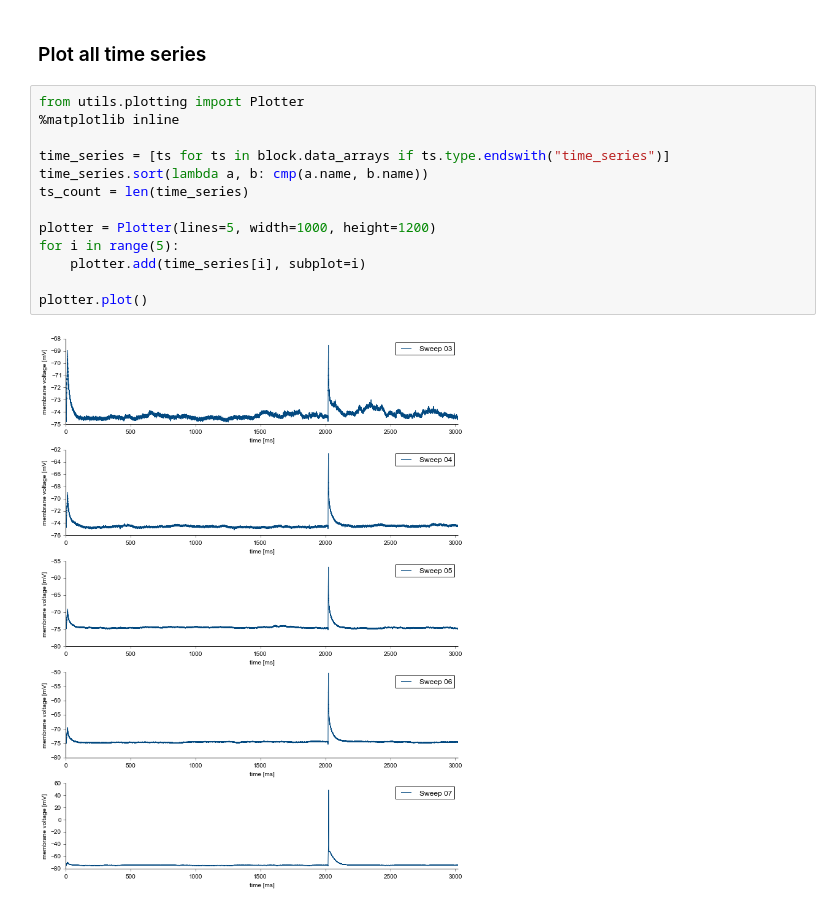
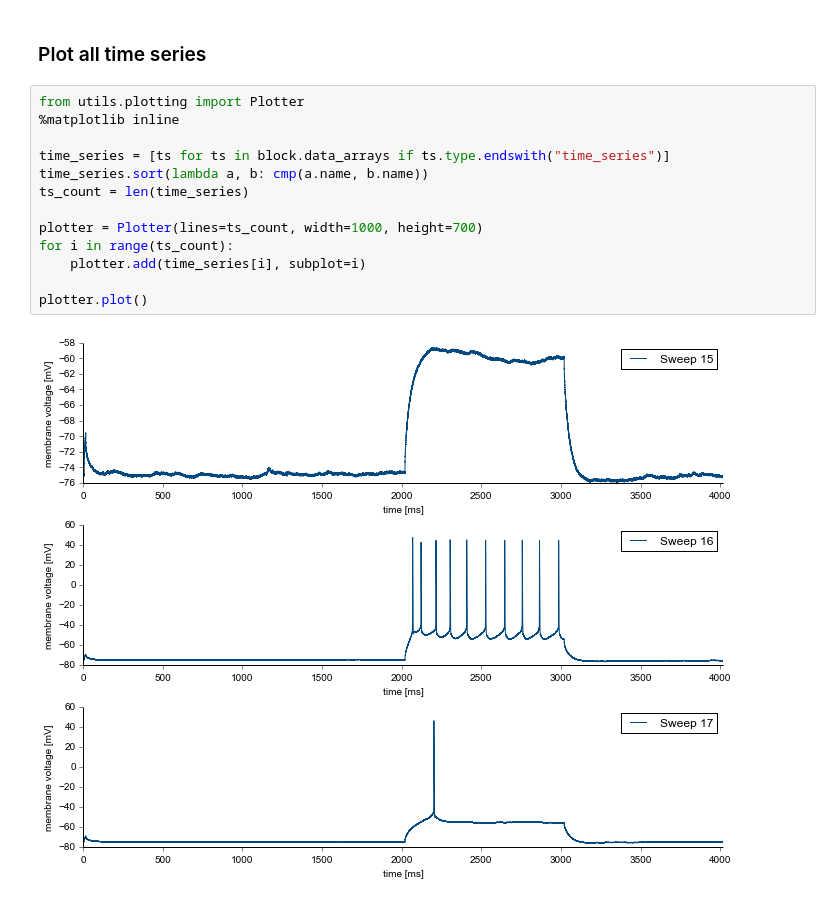
Before and after one commit to G-Node/nix-demo, a Jupyter notebook: NWB pvc-6 use-case.ipynb, the cells around one changed output. Cells and saved outputs as stored; diff of their text form.

```diff
--- a/NWB pvc-6 use-case.ipynb
+++ b/NWB pvc-6 use-case.ipynb
@@ -34,15 +34,15 @@ MultiTags                                          (10)
 # %%
 from utils.plotting import Plotter
 %matplotlib inline
 
 time_series = [ts for ts in block.data_arrays if ts.type.endswith("time_series")]
 time_series.sort(lambda a, b: cmp(a.name, b.name))
 ts_count = len(time_series)
 
-plotter = Plotter(lines=5, width=1000, height=1200)
-for i in range(5):
+plotter = Plotter(lines=ts_count, width=1000, height=700)
+for i in range(ts_count):
     plotter.add(time_series[i], subplot=i)
 
 plotter.plot()
 # %% [output]
-[figure, old version]
+[figure, new version]
```
Also changed, not shown: parts of 3 cells of this notebook, 2 other files.
